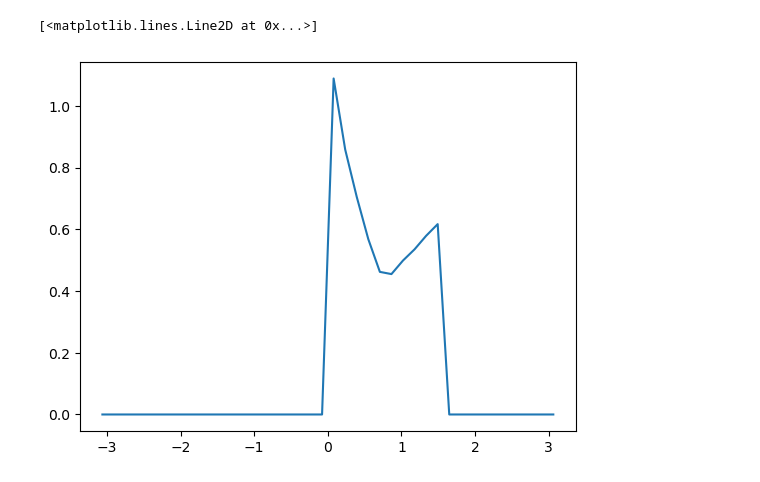
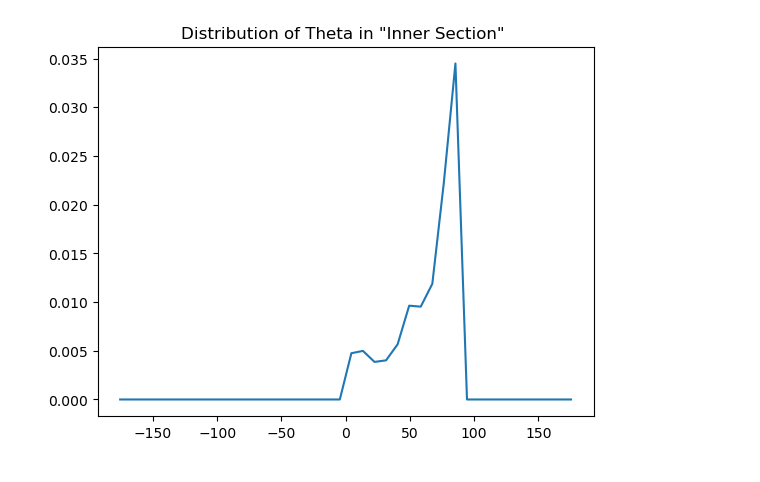
Before and after one commit to swetanssinha-cloud/Turing_Patterns_and_Spatial_Heterogeneity, a Jupyter notebook: 1D_tanh.ipynb, the cells around one changed output. Drawn from its saved outputs; the diff is of its cells as text; code cells hidden in the pictures.

```diff
--- a/1D_tanh.ipynb
+++ b/1D_tanh.ipynb
@@ -221,10 +221,14 @@ p1= 50
 # %%
-'''This is the mask for inner section. '''
+'''INNER SECTION CALCULATIONS + MASKING'''
+
+mask_condition = 1
+
+# 1 = inner section
 
 x2, y2 = np.meshgrid(np.arange(N), np.arange(N))
 
-mask1 = x2 < p1
-mask2 = x2 > p2
+mask1 = x2 < p1+25
+mask2 = x2 > p2-25
 
 
 final_mask = mask1 | mask2
@@ -232,7 +236,9 @@ final_mask = mask1 | mask2
 dVx2 =~final_mask * dVx
 dVy2= ~final_mask * dVy
 
-skip = 1
+
+
+skip = 4
 # Downsample both coordinate grids and vector components consistently
 x_ds = x2[::skip, ::skip]
 y_ds = y2[::skip, ::skip]
@@ -342,38 +411,10 @@ theta [[0. 0. 0. ... 0. 0. 0.]
 # %%
-'''To plot cosine theta and frequency'''
-'''LOOK HERE FOR FEB 7th, 2026'''
+'''To plot theta and frequency'''
 
-a = [1,0]
-
-dV = [dVx,dVy]
-
-resultant = dot_product(a, dV)
-
-cos_theta = resultant / (np.sqrt(dVx**2 + dVy**2) * np.sqrt(a[0]**2 + a[1]**2))
-
-# bins = np.linspace(-1, 1, 41)
-
-# hist, bin_edge = np.histogram(cos_theta, bins, density=True)
-
-# bin_label = (bins[1:] + bins[:-1])/2
-# plt.plot(bin_label, hist)
-
-#print('median:', np.median(cos_theta))
-
-'''should cosine theta be 1? In this case, dot product we know theta is 0 so cos should be 1. '''
-
-'''this is where we transform cosine theta to cosine 2 theta and then to theta, which is the angle between the vector and the x-axis. '''
-
-cos_theta_squared = cos_theta**2
-
-cos_2_theta = 2 * cos_theta_squared - 1
-
-theta = 0.5 * np.arccos(cos_2_theta)
-
-counts, bin_edges = np.histogram(theta, bins=50)
+counts, bin_edges = np.histogram(theta_region, bins=50)
 
 # Sort counts in descending order and get top 3 indices
-top_indices = np.argsort(counts)[::-1][:3]
+top_indices = np.argsort(counts)[::-1][:10] #keep [:#] as 3 for top 3
 
 # Get the bin centers and their counts
 top_bins = [( (bin_edges[i] + bin_edges[i+1]) / 2, counts[i]) for i in top_indices]
@@ -382,12 +423,22 @@ top_bins = [( (bin_edges[i] + bin_edges[i+1]) / 2, counts[i]) for i in top_indic
 for rank, (center, freq) in enumerate(top_bins, start=1):
     print(f"Rank {rank}: Bin center = {center:.4f}, Frequency = {freq}")
 
-bins = np.linspace(-np.pi, np.pi, 41)
 
-hist, bin_edge = np.histogram(theta, bins, density=True)
+bins = np.linspace(-180,180,41) #for degrees
 
+hist, bin_edge = np.histogram(theta_region, bins, density=True)
 
+if mask_condition == 1:
+    print('inner section')
+    plt.title('Distribution of Theta in "Inner Section" ')
+else:
+    print('edge section')
+    plt.title('Distribution of Theta in "Edge Section" ')
 
 bin_label = (bins[1:] + bins[:-1])/2
 plt.plot(bin_label, hist)
+
+print('Median:', np.median(theta_region))
+
+print('Mean:', np.mean(theta_region))
 # %% [output]
@@ -397,2 +458 @@ Rank 3: Bin center = 0.0786, Frequency = 1336
-[<matplotlib.lines.Line2D at 0x...>]
-[figure, old version]
+[figure, new version]
```
Also changed, not shown: parts of 15 cells of this notebook, 3 other files.
